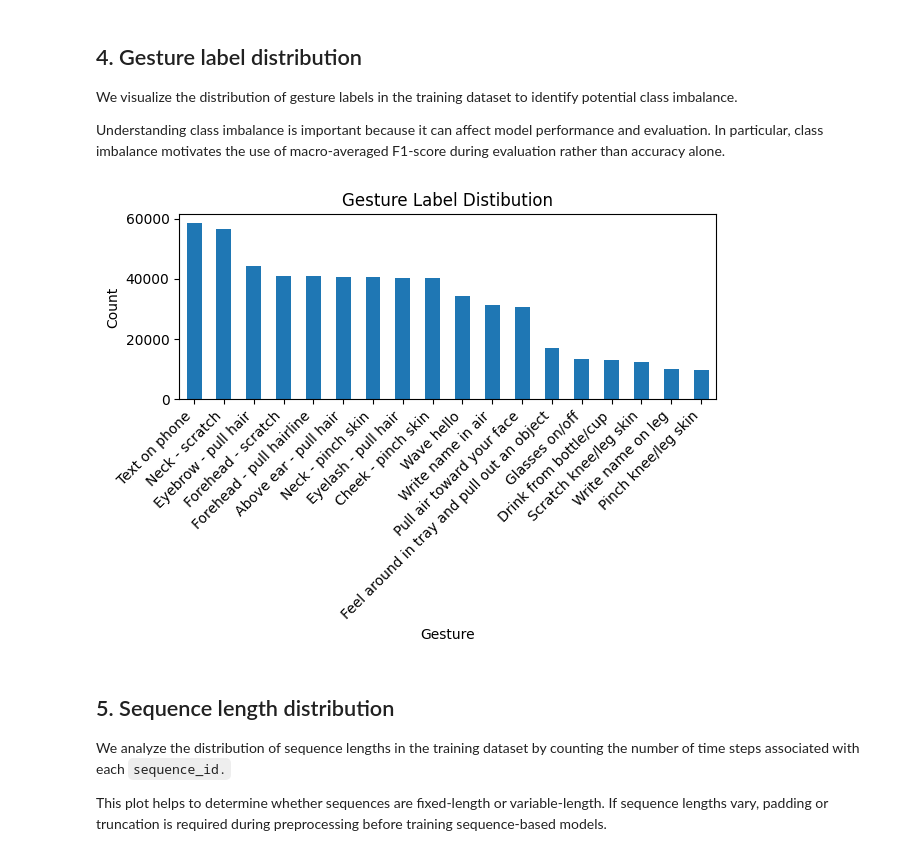
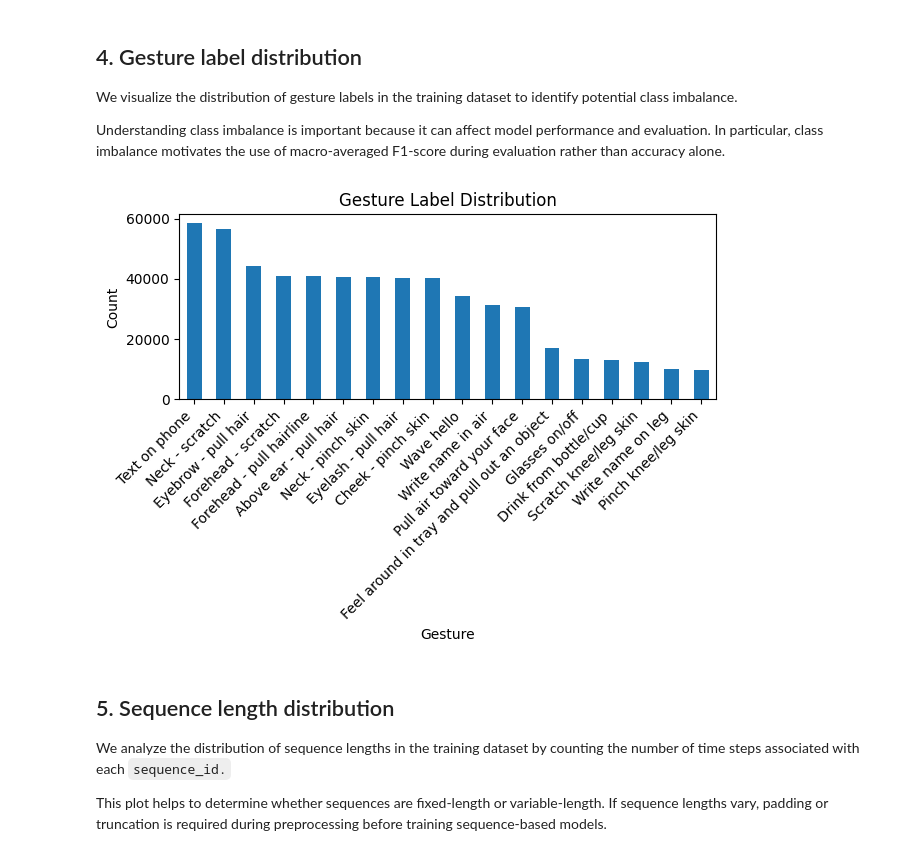
Before and after one commit to DhitalPrakriti/bfrb-gesture-recognition, a Jupyter notebook: notebooks/02_eda_plots.ipynb, the cells around one changed output. Drawn from its saved outputs; the diff is of its cells as text; code cells hidden in the pictures.

Commit message:
Refine EDA plots

```diff
--- a/notebooks/02_eda_plots.ipynb
+++ b/notebooks/02_eda_plots.ipynb
@@ -73,18 +73,18 @@ Understanding class imbalance is important because it can affect model performan
 # %%
 #Gesture Distribution Plot
 gesture_counts = train_df["gesture"].value_counts()
 
 plt.figure()
 gesture_counts.plot(kind='bar')
-plt.title("Gesture Label Distibution")
+plt.title("Gesture Label Distribution")
 plt.xlabel("Gesture")
 plt.ylabel("Count")
 plt.xticks(rotation=45, ha="right")
 plt.tight_layout()
 plt.savefig(PLOTS_DIR / "gesture_distribution.png", dpi=200)
 plt.show()
 # %% [output]
-[figure, old version]
+[figure, new version]
 # %% [markdown]
 ## 5. Sequence length distribution
 We analyze the distribution of sequence lengths in the training dataset by counting the number of time steps associated with each `sequence_id.`
```
Also changed, not shown: 1 other file.
